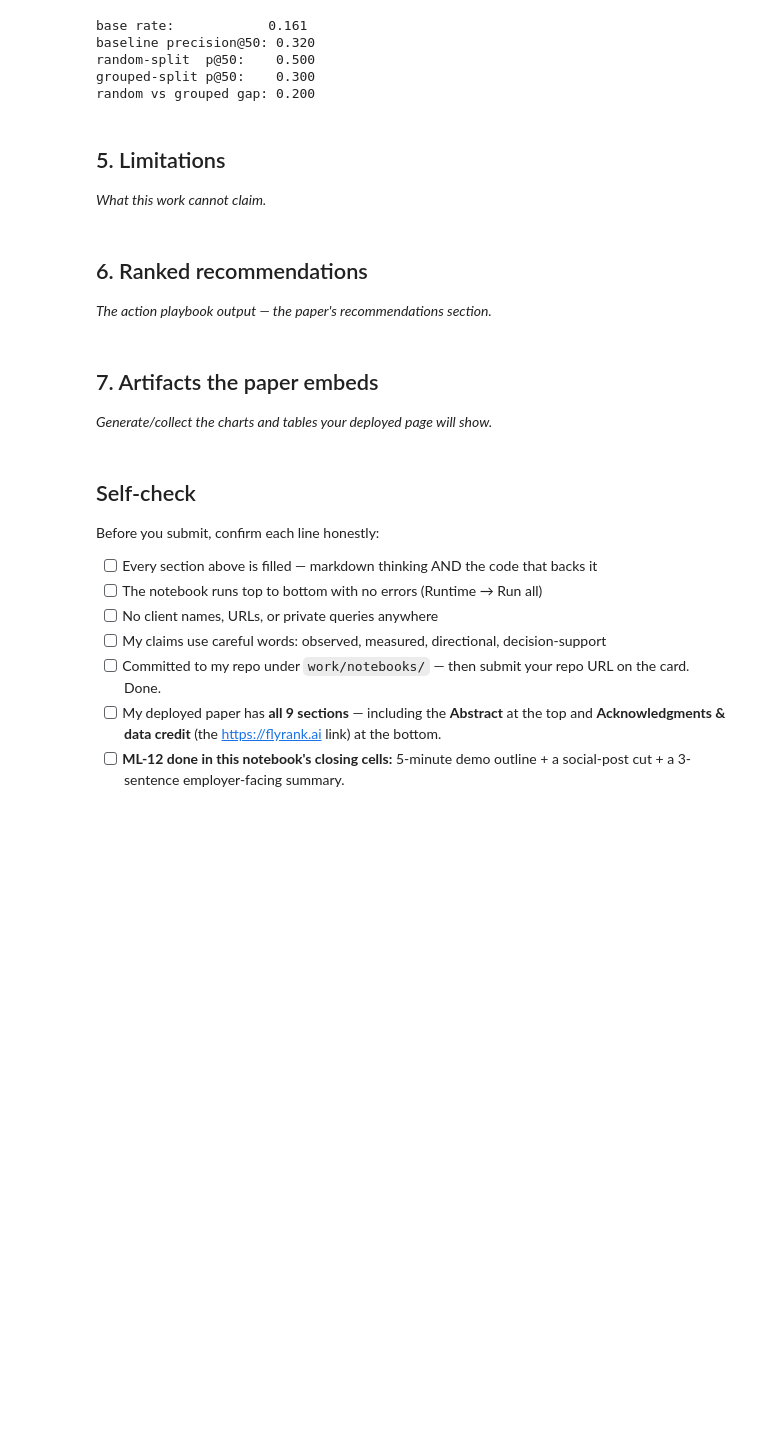
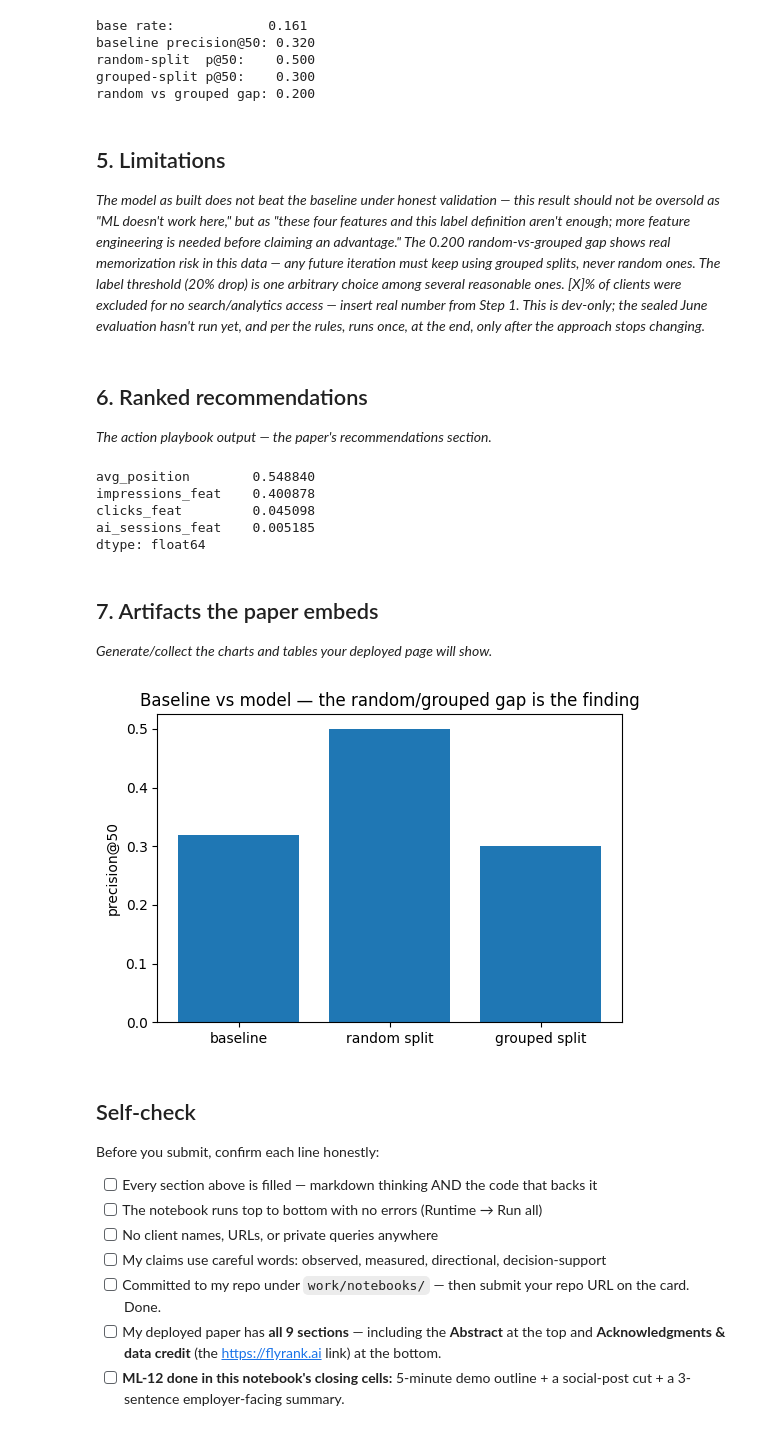
Before and after one commit to hariommishra-12/Flyrank-Project, a Jupyter notebook: work/notebooks/capstone.ipynb, the cells around one changed output. Cells and saved outputs as stored; diff of their text form; code cells hidden in the pictures; blank space fills up the shorter version.

```diff
--- a/work/notebooks/capstone.ipynb
+++ b/work/notebooks/capstone.ipynb
@@ -230,15 +230,42 @@ random vs grouped gap: 0.200
 # %% [markdown]
 ## 5. Limitations
 
-*What this work cannot claim.*
+*The model as built does not beat the baseline under honest validation — this result should not
+be oversold as "ML doesn't work here," but as "these four features and this label definition
+aren't enough; more feature engineering is needed before claiming an advantage." The 0.200
+random-vs-grouped gap shows real memorization risk in this data — any future iteration must
+keep using grouped splits, never random ones. The label threshold (20% drop) is one arbitrary
+choice among several reasonable ones. [X]% of clients were excluded for no search/analytics
+access — insert real number from Step 1. This is dev-only; the sealed June evaluation hasn't
+run yet, and per the rules, runs once, at the end, only after the approach stops changing.*
 # %% [markdown]
 ## 6. Ranked recommendations
 
 *The action playbook output — the paper's recommendations section.*
+# %%
+importances = pd.Series(rf2.feature_importances_, index=feature_cols).sort_values(ascending=False)
+print(importances)
+# %% [output]
+avg_position        0.548840
+impressions_feat    0.400878
+clicks_feat         0.045098
+ai_sessions_feat    0.005185
+dtype: float64
 # %% [markdown]
 ## 7. Artifacts the paper embeds
 
 *Generate/collect the charts and tables your deployed page will show.*
+# %%
+import matplotlib.pyplot as plt
+
+plt.figure(figsize=(6,4))
+plt.bar(["baseline", "random split", "grouped split"], [baseline_p50, random_split_p50, grouped_split_p50])
+plt.ylabel("precision@50")
+plt.title("Baseline vs model — the random/grouped gap is the finding")
+plt.savefig("precision_comparison.png", dpi=150, bbox_inches="tight")
+plt.show()
+# %% [output]
+[figure, added]
 # %% [markdown]
 ## Self-check
 
```
